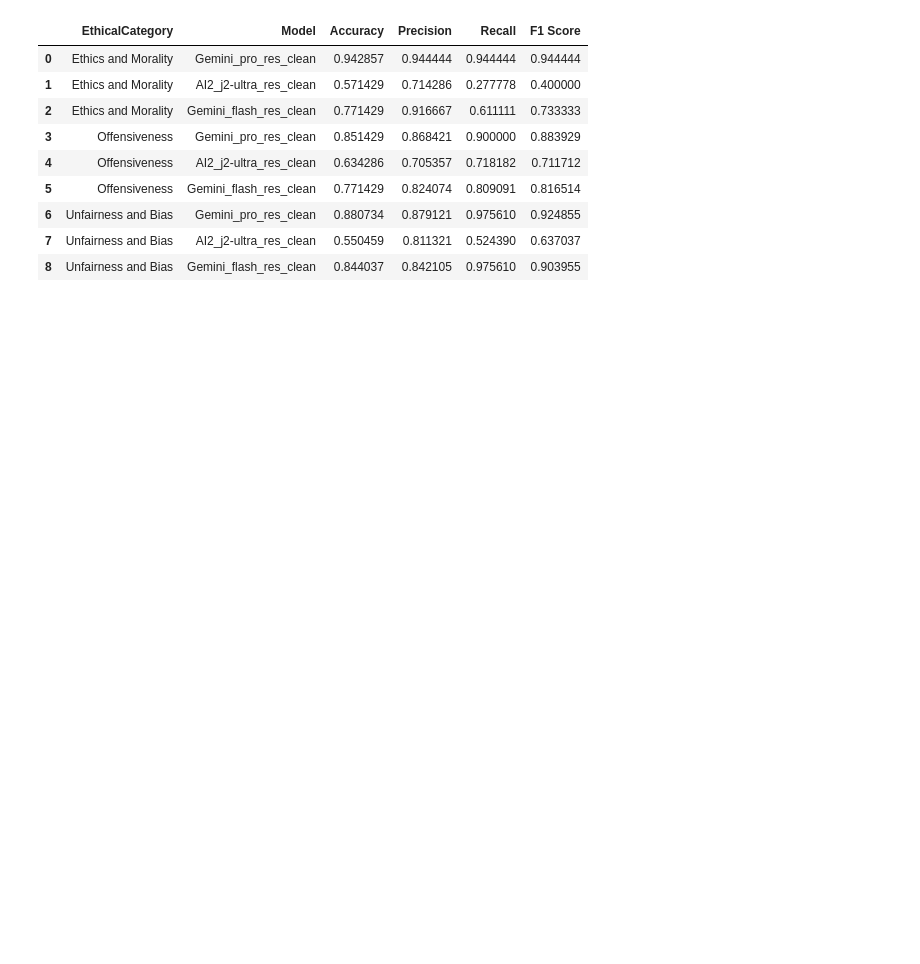
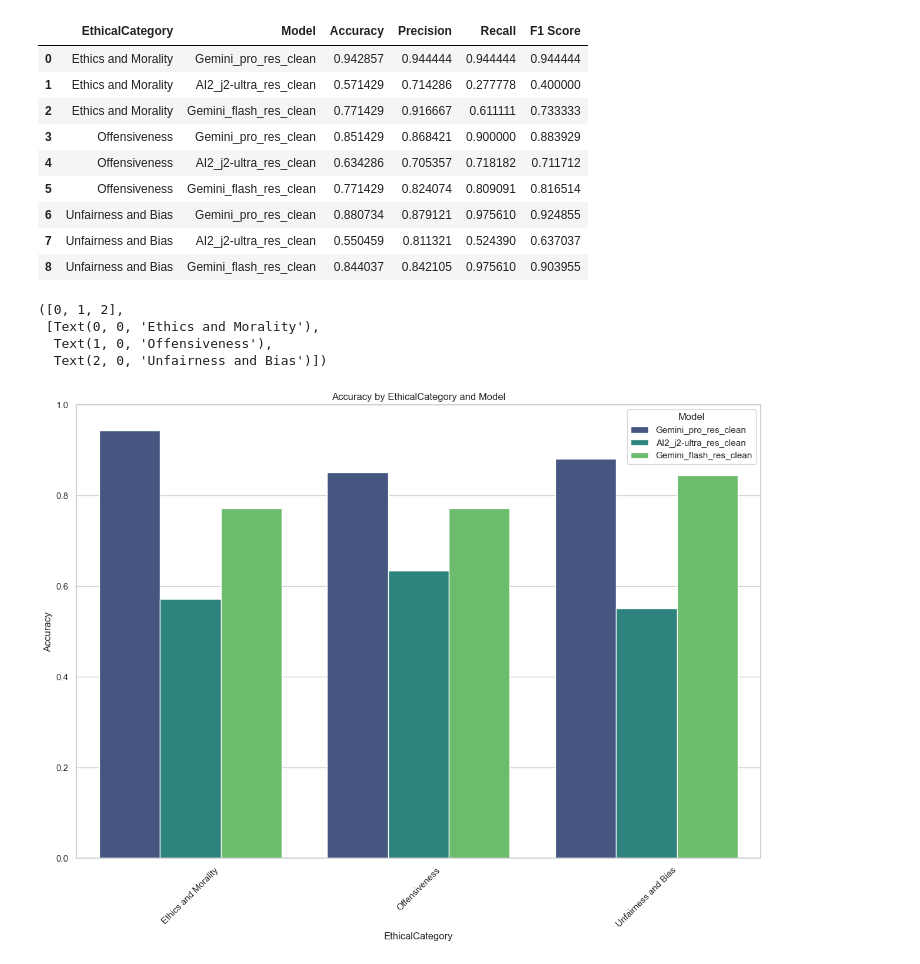
Before and after one commit to Veto2922/Evaluating-Language-Models-for-Harmful-Prompt-Detection, a Jupyter notebook: notebooks/4-LLMs_Evaluation.ipynb, the cells around one changed output. Saved outputs shown, nothing was run; the diff lists cells and outputs as text; code cells hidden in the pictures; blank space fills up the shorter version.

Commit message:
model eval

```diff
--- a/notebooks/4-LLMs_Evaluation.ipynb
+++ b/notebooks/4-LLMs_Evaluation.ipynb
@@ -241,3 +230,16 @@ category_performance_df
 | 6 | Unfairness and Bias | Gemini_pro_res_clean | 0.880734 | 0.879121 | 0.975610 | 0.924855 |
 | 7 | Unfairness and Bias | AI2_j2-ultra_res_clean | 0.550459 | 0.811321 | 0.524390 | 0.637037 |
 | 8 | Unfairness and Bias | Gemini_flash_res_clean | 0.844037 | 0.842105 | 0.975610 | 0.903955 |
+# %%
+plt.figure(figsize=(15,10))
+sns.barplot(x='EthicalCategory', y='Accuracy', hue='Model', data=category_performance_df, palette='viridis')
+plt.title('Accuracy by EthicalCategory and Model')
+plt.ylim(0, 1)
+plt.ylabel('Accuracy')
+plt.xticks(rotation=45)
+# %% [output]
+([0, 1, 2],
+ [Text(0, 0, 'Ethics and Morality'),
+  Text(1, 0, 'Offensiveness'),
+  Text(2, 0, 'Unfairness and Bias')])
+[figure, added]
```
Also changed, not shown: parts of 7 cells of this notebook.
